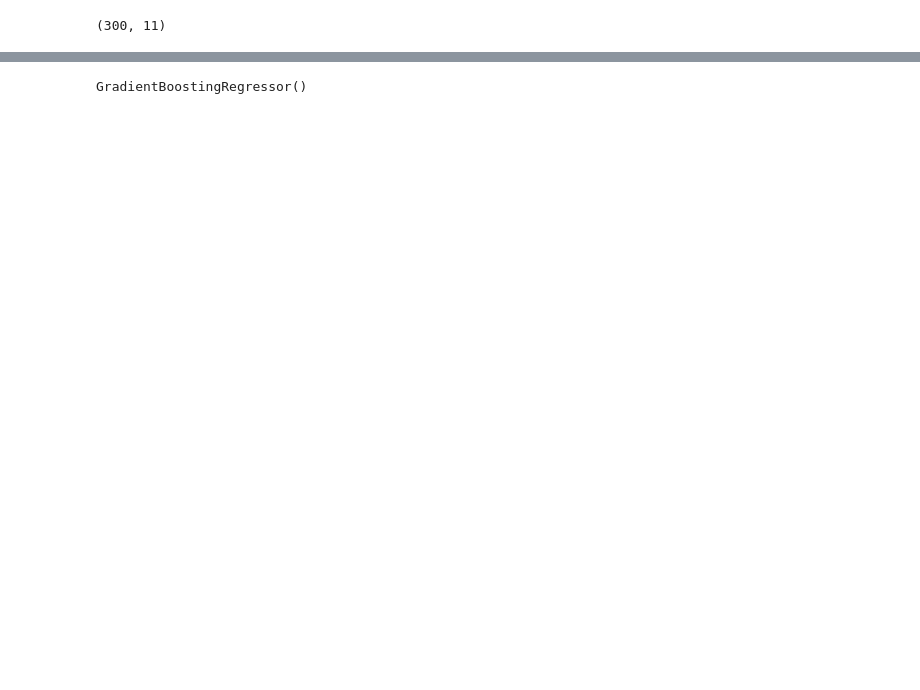
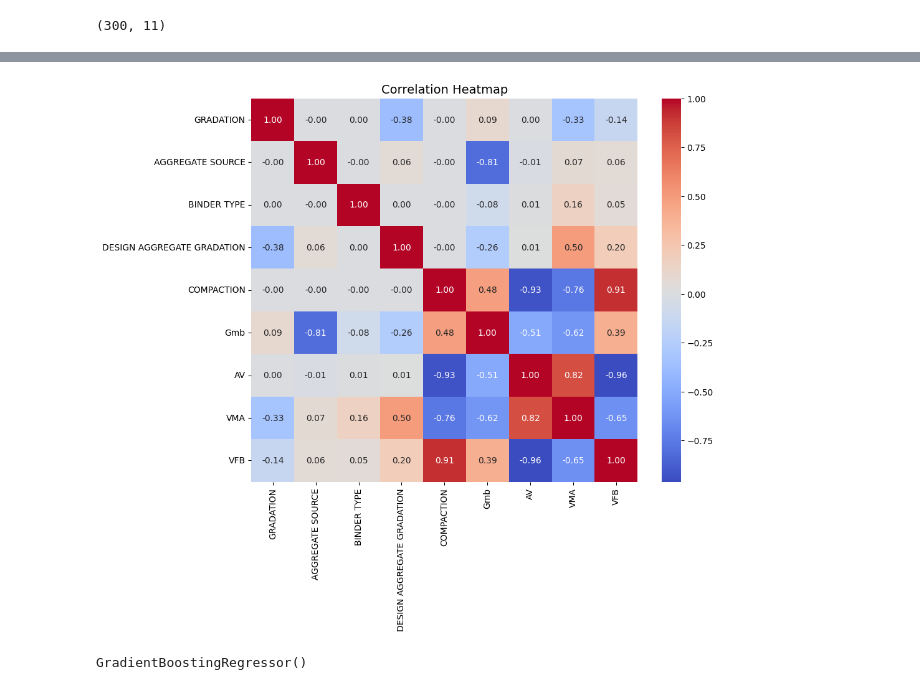
Before and after one commit to Vishur01/Volumetrics, a Jupyter notebook: GBR-Gmb.ipynb, the cells around one changed output, grey strips where cells are left out. Drawn from its saved outputs; the diff is of its cells as text; code cells hidden in the pictures; blank space fills up the shorter version.

```diff
--- a/GBR-Gmb.ipynb
+++ b/GBR-Gmb.ipynb
@@ -56,3 +80,22 @@ array([59.79, 64.6 , 73.58, 76.47, 77.49, 62.06, 69.31, 74.85, 75.79,
+# %%
+import seaborn as sns
+
+
+# Exclude 'CTINDEX' and 'PERMANENT STRAIN (%)' from the heatmap data
+heatmap_data = df.drop(columns=['CTINDEX', 'PERMANENT STRAIN (%)'])
+
+# Compute the correlation matrix
+correlation_matrix = heatmap_data.corr()
+
+# Create the heatmap
+plt.figure(figsize=(10, 8))
+sns.heatmap(correlation_matrix, annot=True, fmt=".2f", cmap="coolwarm", cbar=True)
+
+# Add title for clarity
+plt.title("Correlation Heatmap", fontsize=14)
+plt.show()
+# %% [output]
+[figure, added]
 # %%
 X_train, X_test, y_train, y_test = train_test_split(X, y, test_size=0.2, random_state=42)
 # %%
```
Also changed, not shown: parts of 12 cells of this notebook, 14 other files.
